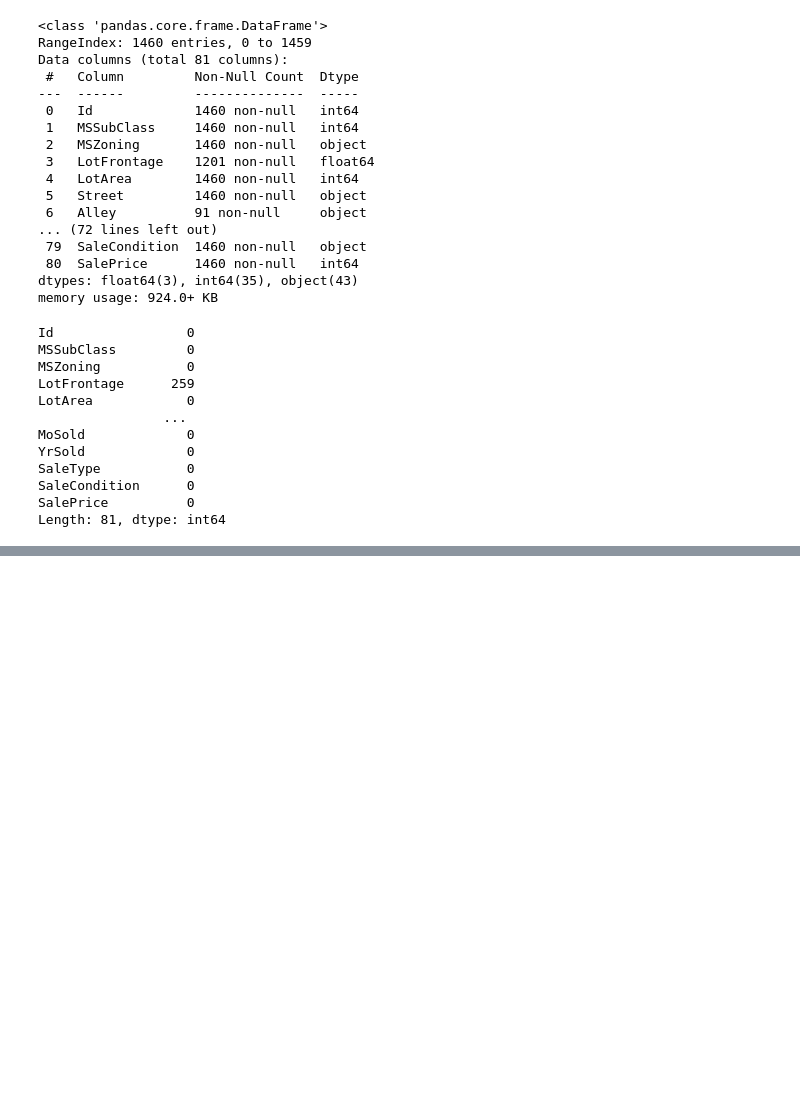
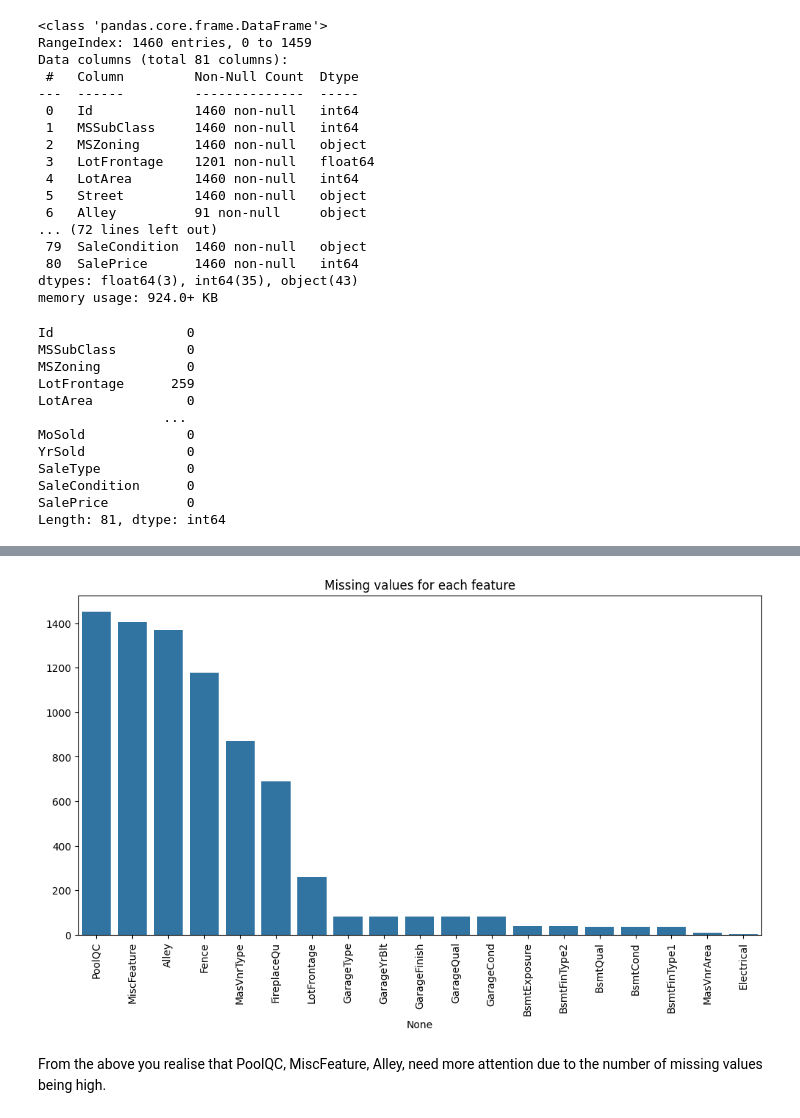
Before and after one commit to ATWIINETIRZAH/Data-Science-Projects, a Jupyter notebook: Housing-prices-prediction/notebook/housing_prices_prediction.ipynb, the cells around one changed output, grey strips where cells are left out. Cells and saved outputs as stored; diff of their text form; code cells hidden in the pictures; blank space fills up the shorter version.

Commit message:
visualised missing data from columns

```diff
--- a/Housing-prices-prediction/notebook/housing_prices_prediction.ipynb
+++ b/Housing-prices-prediction/notebook/housing_prices_prediction.ipynb
@@ -80,0 +106,17 @@ Length: 81, dtype: int64
+# %%
+import matplotlib.pyplot as plt
+import seaborn as sns
+
+
+missing=df.isnull().sum()
+missing=missing[missing>0].sort_values(ascending=False)
+
+plt.figure(figsize=(12,6))
+sns.barplot(x=missing.index, y=missing.values)
+plt.xticks(rotation =90)
+plt.title("Missing values for each feature")
+plt.show()
+# %% [output]
+[figure, added]
+# %% [markdown]
+From the above you realise that PoolQC, MiscFeature, Alley, need more attention due to the number of missing values being high.
```
Also changed, not shown: parts of 2 cells of this notebook, 1 other file.
